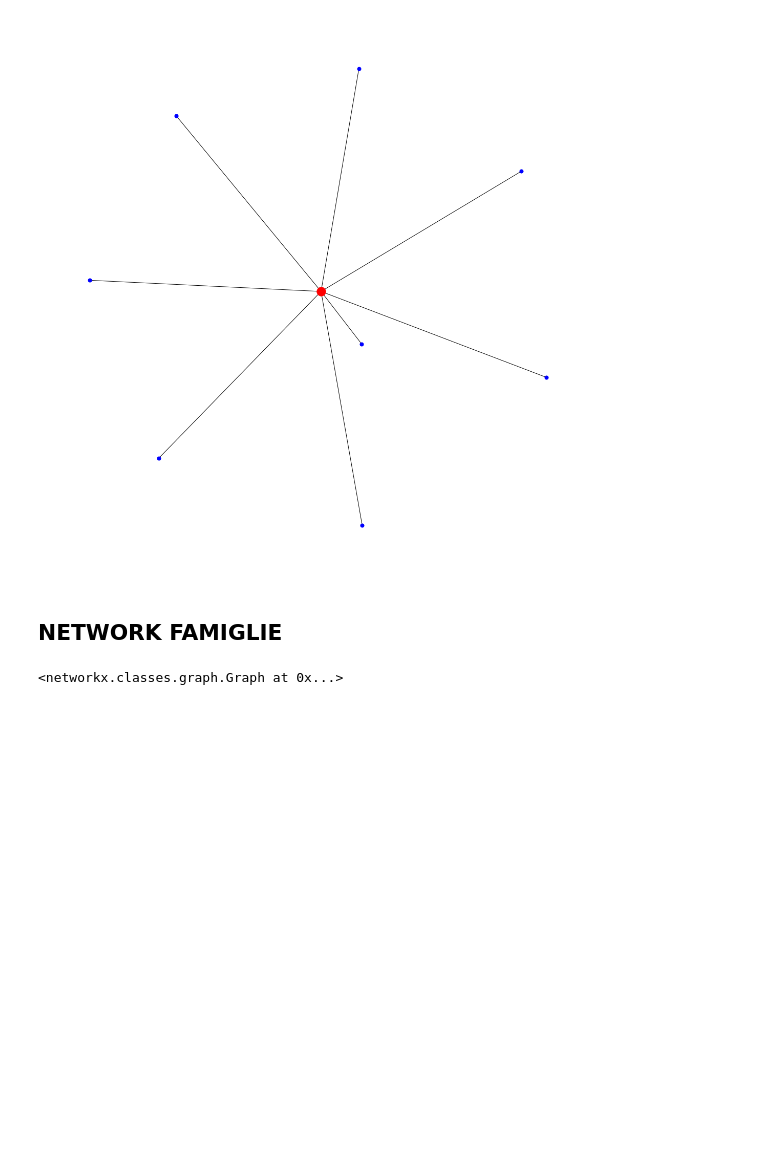
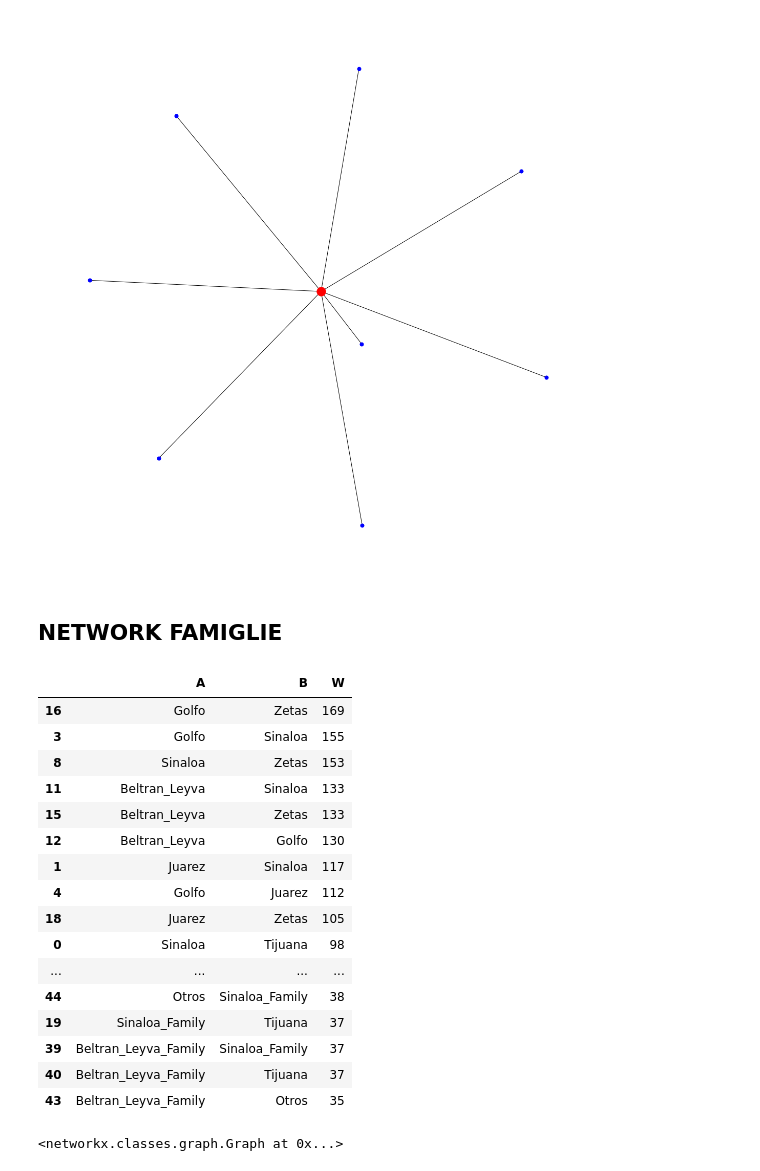
Before and after one commit to emacarta/Mexico-Drug-Traffic-Activities, a Jupyter notebook: Mexican_Drug_Cartell_Analysis.ipynb, the cells around one changed output. Saved outputs shown, nothing was run; the diff lists cells and outputs as text; code cells hidden in the pictures; blank space fills up the shorter version.

```diff
--- a/Mexican_Drug_Cartell_Analysis.ipynb
+++ b/Mexican_Drug_Cartell_Analysis.ipynb
@@ -504,6 +680,26 @@ y_0010 = pd.concat([y_2000,y_2001,y_2002,y_2003,y_2004,y_2005,y_2006,y_2007,y_20
 # %%
 bi_grams_9000 = BiGram_Generator_Counter(y_9000)
 bi_grams_0010 = BiGram_Generator_Counter(y_0010)
+# %%
+bi_grams_0010.sort_values(by='W',ascending=False)
+# %% [output]
+|  | A | B | W |
+| 16 | Golfo | Zetas | 169 |
+| 3 | Golfo | Sinaloa | 155 |
+| 8 | Sinaloa | Zetas | 153 |
+| 11 | Beltran_Leyva | Sinaloa | 133 |
+| 15 | Beltran_Leyva | Zetas | 133 |
+| 12 | Beltran_Leyva | Golfo | 130 |
+| 1 | Juarez | Sinaloa | 117 |
+| 4 | Golfo | Juarez | 112 |
+| 18 | Juarez | Zetas | 105 |
+| 0 | Sinaloa | Tijuana | 98 |
+| ... | ... | ... | ... |
+| 44 | Otros | Sinaloa_Family | 38 |
+| 19 | Sinaloa_Family | Tijuana | 37 |
+| 39 | Beltran_Leyva_Family | Sinaloa_Family | 37 |
+| 40 | Beltran_Leyva_Family | Tijuana | 37 |
+| 43 | Beltran_Leyva_Family | Otros | 35 |
 # %%
 net_9000 = nx.Graph()
 Network_Cartels_Meeting_Generator(bi_grams_9000,net_9000,'#0ee5ba')
```
Also changed, not shown: parts of 9 cells of this notebook.
